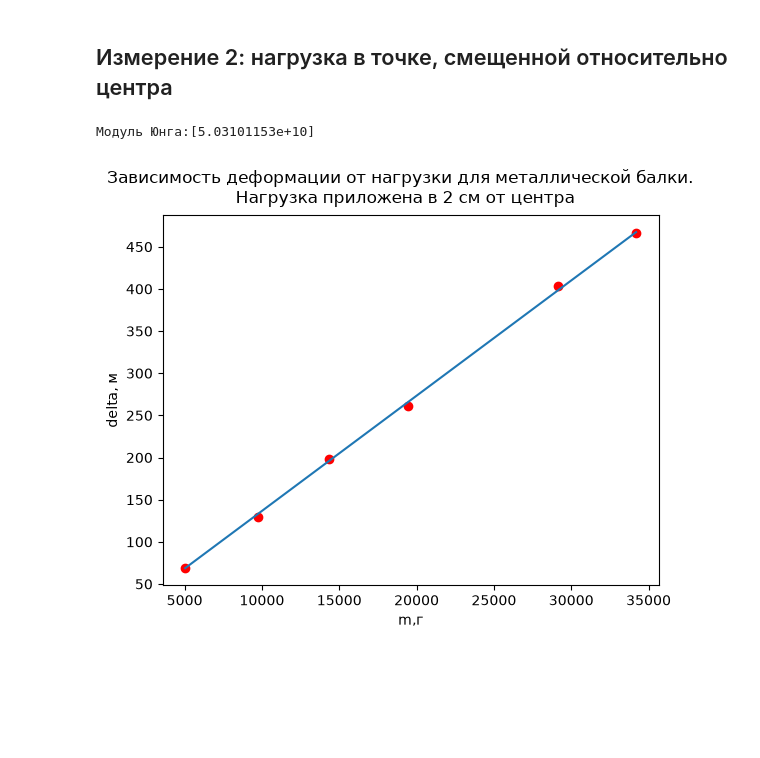
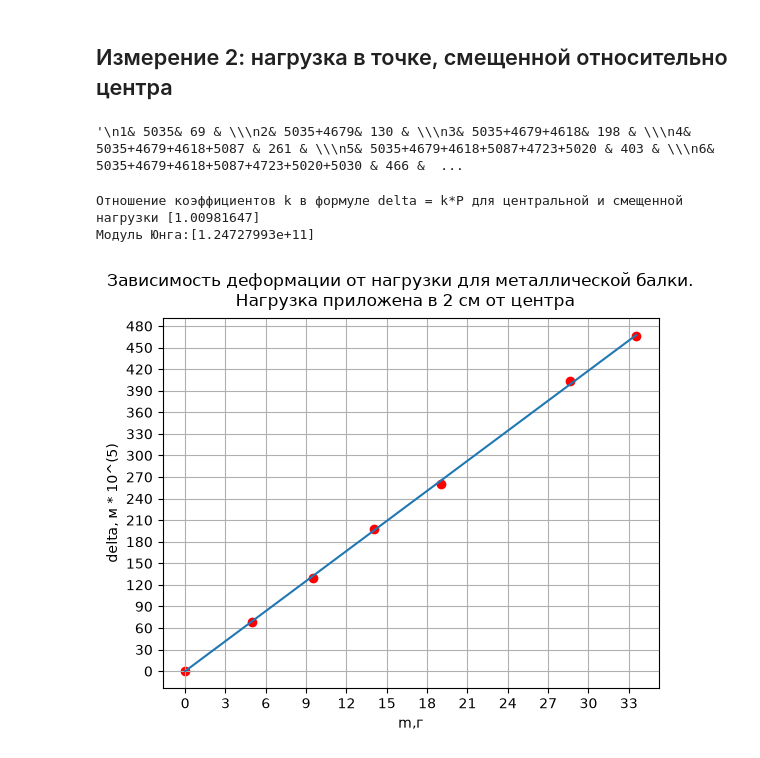
Before and after one commit to sanyaswim2020-lgtm/MIPT_phys_lab, a Jupyter notebook: Mechanics/1_3_1_and_1_3_2/1_3_1.ipynb, the cells around one changed output. Drawn from its saved outputs; the diff is of its cells as text; code cells hidden in the pictures; blank space fills up the shorter version.

```diff
--- a/Mechanics/1_3_1_and_1_3_2/1_3_1.ipynb
+++ b/Mechanics/1_3_1_and_1_3_2/1_3_1.ipynb
@@ -29,7 +56,0 @@ ax.scatter(exp_1_mass*9.81, exp_1_delta)
-# %%
-def delta(P, k):
-    return P*k
-a = np.array([3,5,7])
-b = np.array([9,15,21])
-popt, no = curve_fit(delta, a,b)
-popt
@@ -76,23 +85,36 @@ fig.show()
 4& 5035+4679+4618+5087 & 261 & \\
 5& 5035+4679+4618+5087+4723+5020 & 403 & \\
 6& 5035+4679+4618+5087+4723+5020+5030 & 466 & \\
+
+l = 50.4 cmм * 10^(5)
+a = 27; b= 23.4
+w = 21.4
+h = 4.4
 '''
+# %% [output]
+'\n1& 5035& 69 & \\\n2& 5035+4679& 130 & \\\n3& 5035+4679+4618& 198 & \\\n4& 5035+4679+4618+5087 & 261 & \\\n5& 5035+4679+4618+5087+4723+5020 & 403 & \\\n6& 5035+4679+4618+5087+4723+5020+5030 & 466 &  ...
 # %%
-exp_2_mass = np.array([5035, 5035+4679,5035+4679+4618,5035+4679+4618+5087,5035+4679+4618+5087+4723+5020,5035+4679+4618+5087+4723+5020+5030])
-exp_2_delta = np.array([69,130,198,261,403,466])
-popt_2, no = curve_fit(delta,exp_2_mass,exp_2_delta)
+exp_2_force = np.array([0, 5035, 5035+4679,5035+4679+4618,5035+4679+4618+5087,5035+4679+4618+5087+4723+5020,5035+4679+4618+5087+4723+5020+5030])*9.81*10**(-4)
+exp_2_delta = np.array([0, 69,130,198,261,403,466])
+popt_2, no = curve_fit(delta,exp_2_force,exp_2_delta)
+
+print(f"Отношение коэффициентов k в формуле delta = k*P для центральной и смещенной нагрузки {popt_1/popt_2}")
 '''
-popt = l^3/(4ab^3E)
+popt_2 = 4a^2*b^2/(ab^3*l*E)
 '''
-Ung = (4*23.4*27*10**(-8))/(50.4*10**(-2)*4*21.4*4.4**(3)*10**(-12)*popt_2*10**(-5))
-print(f"Модуль Юнга:{Ung}")
+Ung_2 = Ung_shift(a=27, b=23.4, w=21.4, h=4.4, k=popt_2)
+print(f"Модуль Юнга:{Ung_2}")
 fig, ax = plt.subplots()
-ax.scatter(exp_2_mass, exp_2_delta,color='red')
-ax.plot(exp_2_mass, popt_2*exp_2_mass)
+ax.scatter(exp_2_force, exp_2_delta,color='red')
+ax.plot(exp_2_force, popt_2*exp_2_force)
 ax.set_xlabel('m,г')
-ax.set_ylabel('delta, м')
+ax.set_ylabel('delta, м * 10^(5)')
+ax.xaxis.set_major_locator(ticker.MultipleLocator(3))
+ax.yaxis.set_major_locator(ticker.MultipleLocator(30))
+ax.grid(True)
 fig.suptitle('Зависимость деформации от нагрузки для металлической балки. \n Нагрузка приложена в 2 см от центра')
 fig.show()
 # %% [output]
-Модуль Юнга:[5.03101153e+10]
+Отношение коэффициентов k в формуле delta = k*P для центральной и смещенной нагрузки [1.00981647]
+Модуль Юнга:[1.24727993e+11]
-[figure, old version]
+[figure, new version]
```
Also changed, not shown: parts of 37 cells of this notebook, 34 other files.
